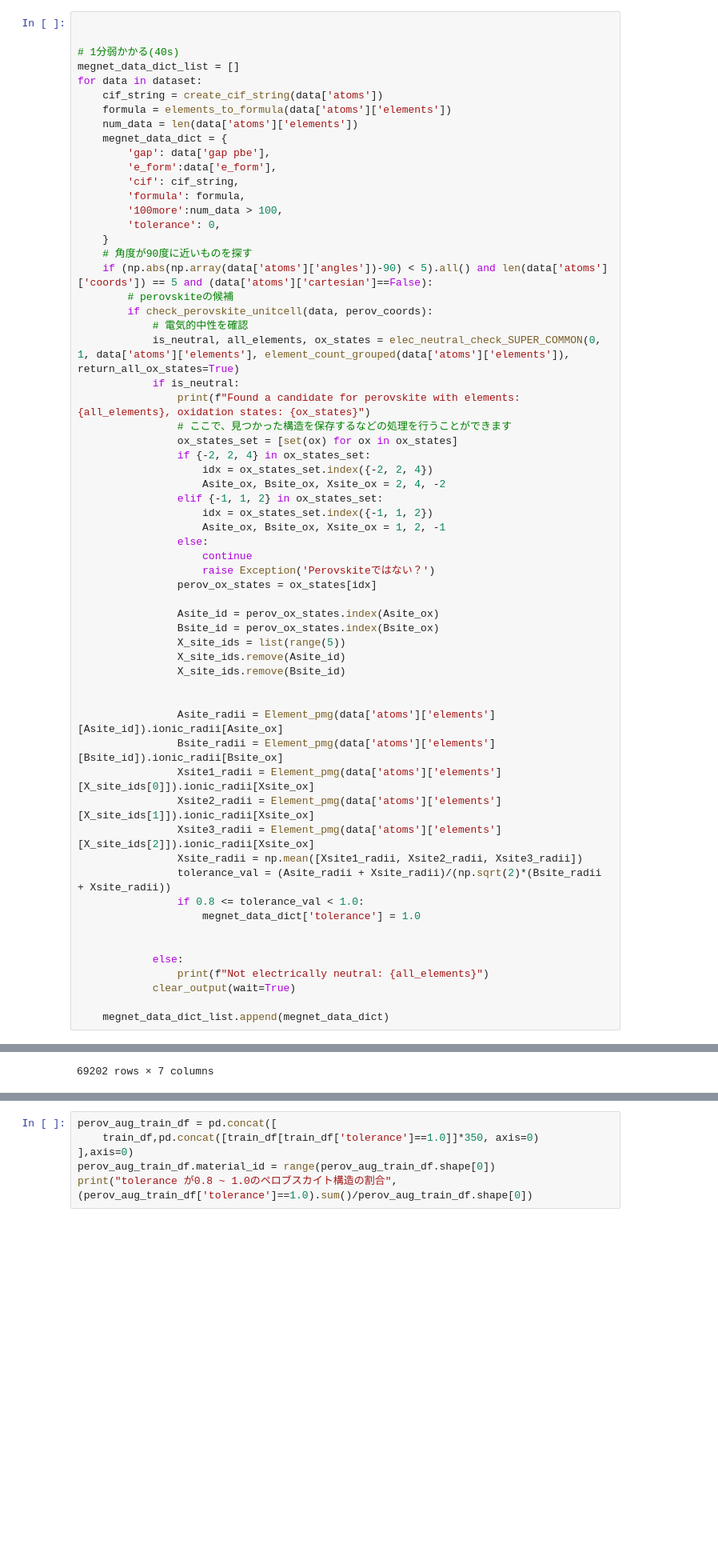
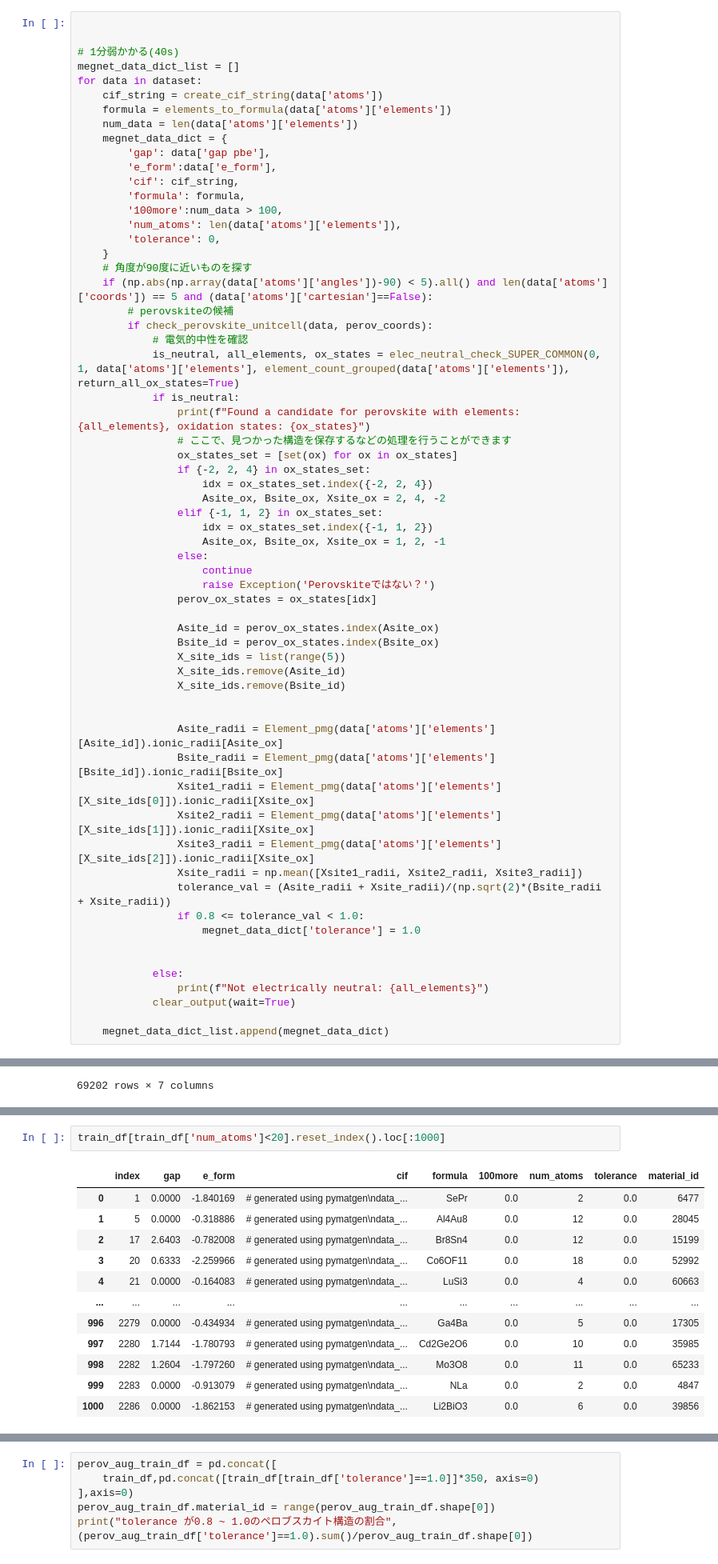
Before and after one commit to AkiraTOSEI/cdvae_comparison, a Jupyter notebook: notebooks/dataset_criation.ipynb, the cells around one changed output, grey strips where cells are left out. Shown at 80% size. Drawn from its saved outputs; the diff is of its cells as text; blank space fills up the shorter version.

```diff
--- a/notebooks/dataset_criation.ipynb
+++ b/notebooks/dataset_criation.ipynb
@@ -276,6 +276,7 @@ for data in dataset:
         'cif': cif_string,
         'formula': formula,
         '100more':num_data > 100,
+        'num_atoms': len(data['atoms']['elements']),
         'tolerance': 0,
     }
     # 角度が90度に近いものを探す
@@ -377,0 +375,15 @@ tolerance が0.8 ~ 1.0のペロブスカイト構造の割合 0.00125
+# %%
+train_df[train_df['num_atoms']<20].reset_index().loc[:1000]
+# %% [output]
+|  | index | gap | e_form | cif | formula | 100more | num_atoms | tolerance | material_id |
+| 0 | 1 | 0.0000 | -1.840169 | # generated using pymatgen\ndata_... | SePr | 0.0 | 2 | 0.0 | 6477 |
+| 1 | 5 | 0.0000 | -0.318886 | # generated using pymatgen\ndata_... | Al4Au8 | 0.0 | 12 | 0.0 | 28045 |
+| 2 | 17 | 2.6403 | -0.782008 | # generated using pymatgen\ndata_... | Br8Sn4 | 0.0 | 12 | 0.0 | 15199 |
+| 3 | 20 | 0.6333 | -2.259966 | # generated using pymatgen\ndata_... | Co6OF11 | 0.0 | 18 | 0.0 | 52992 |
+| 4 | 21 | 0.0000 | -0.164083 | # generated using pymatgen\ndata_... | LuSi3 | 0.0 | 4 | 0.0 | 60663 |
+| ... | ... | ... | ... | ... | ... | ... | ... | ... | ... |
+| 996 | 2279 | 0.0000 | -0.434934 | # generated using pymatgen\ndata_... | Ga4Ba | 0.0 | 5 | 0.0 | 17305 |
+| 997 | 2280 | 1.7144 | -1.780793 | # generated using pymatgen\ndata_... | Cd2Ge2O6 | 0.0 | 10 | 0.0 | 35985 |
+| 998 | 2282 | 1.2604 | -1.797260 | # generated using pymatgen\ndata_... | Mo3O8 | 0.0 | 11 | 0.0 | 65233 |
+| 999 | 2283 | 0.0000 | -0.913079 | # generated using pymatgen\ndata_... | NLa | 0.0 | 2 | 0.0 | 4847 |
+| 1000 | 2286 | 0.0000 | -1.862153 | # generated using pymatgen\ndata_... | Li2BiO3 | 0.0 | 6 | 0.0 | 39856 |
```
Also changed, not shown: parts of 5 cells of this notebook, 4 other files.
